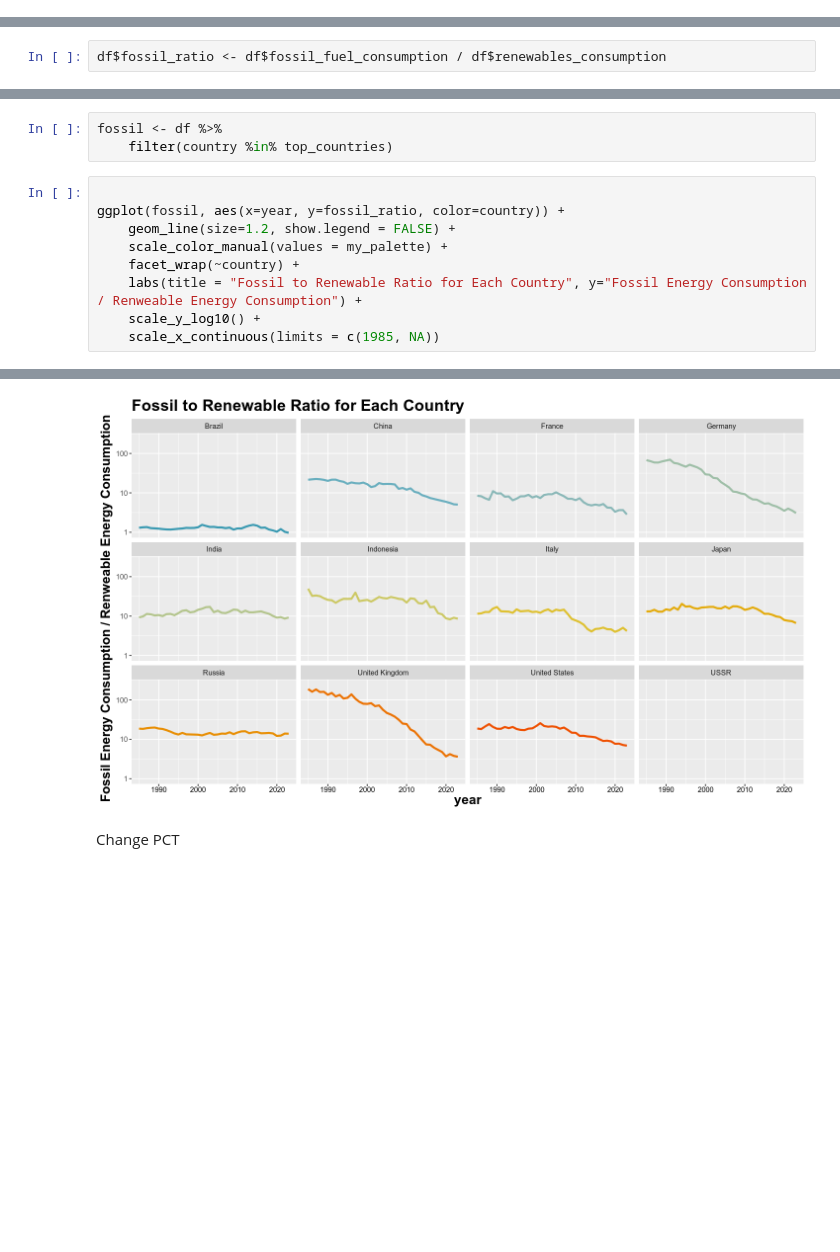
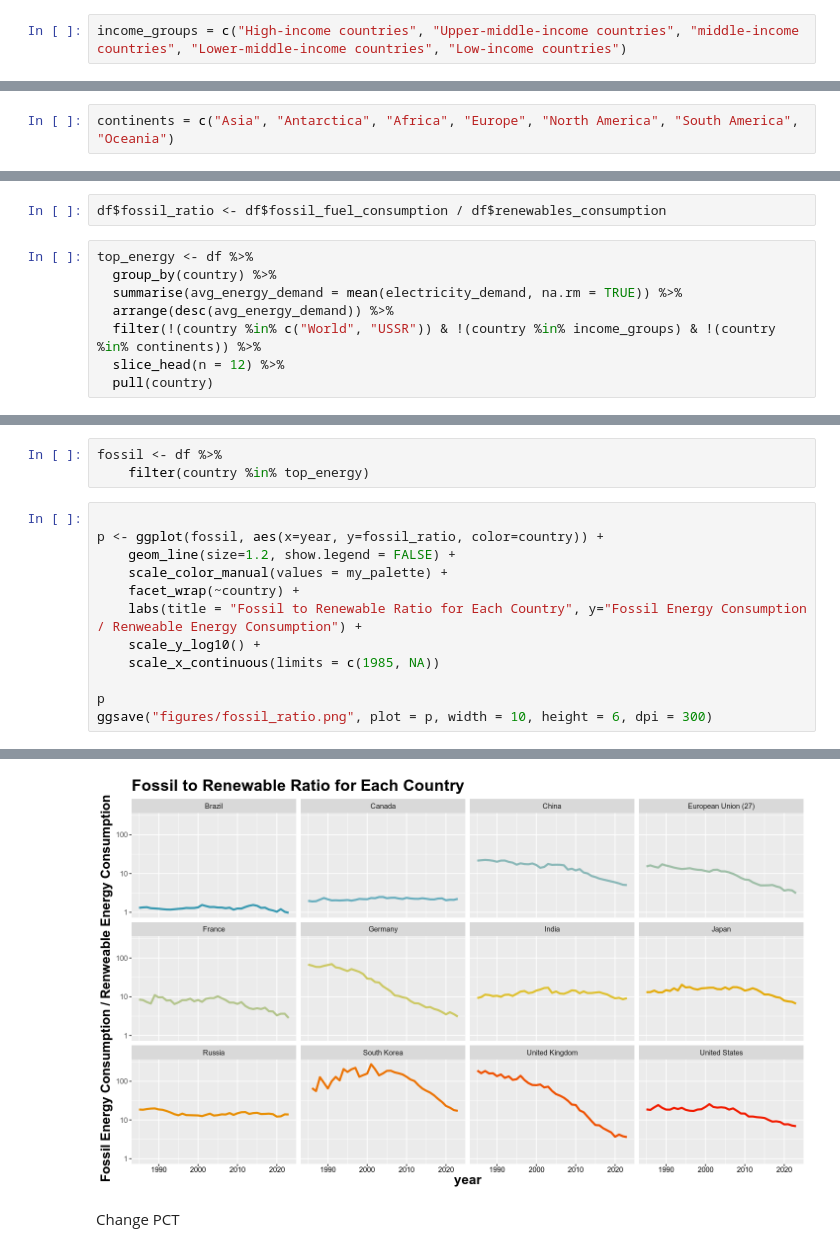
Before and after one commit to jackyeung99/class_exploratory-data-analysis, a Jupyter notebook: projects/final_project/final_project.ipynb, the cells around one changed output, grey strips where cells are left out. Drawn from its saved outputs; the diff is of its cells as text; blank space fills up the shorter version.

```diff
--- a/projects/final_project/final_project.ipynb
+++ b/projects/final_project/final_project.ipynb
@@ -381,0 +408,2 @@ ggplot(df_long, aes(x = consumption)) +
+# %%
+income_groups = c("High-income countries", "Upper-middle-income countries", "middle-income countries", "Lower-middle-income countries", "Low-income countries")
@@ -381,0 +416,2 @@ ggplot(df_long, aes(x = consumption)) +
+# %%
+continents = c("Asia", "Antarctica", "Africa", "Europe", "North America", "South America", "Oceania")
@@ -612,3 +682,11 @@ ggplot(entropy, aes(x = year, y= entropy, groups = country, color=country)) +
 fossil fuel ratios over time
 # %%
 df$fossil_ratio <- df$fossil_fuel_consumption / df$renewables_consumption
+# %%
+top_energy <- df %>%
+  group_by(country) %>%
+  summarise(avg_energy_demand = mean(electricity_demand, na.rm = TRUE)) %>%
+  arrange(desc(avg_energy_demand)) %>%
+  filter(!(country %in% c("World", "USSR")) & !(country %in% income_groups) & !(country %in% continents)) %>%
+  slice_head(n = 12) %>%
+  pull(country)
@@ -615,14 +700,17 @@ df$fossil_ratio <- df$fossil_fuel_consumption / df$renewables_consumption
 # %%
 fossil <- df %>%
-    filter(country %in% top_countries)
+    filter(country %in% top_energy)
 # %%
 
-ggplot(fossil, aes(x=year, y=fossil_ratio, color=country)) +
+p <- ggplot(fossil, aes(x=year, y=fossil_ratio, color=country)) +
     geom_line(size=1.2, show.legend = FALSE) +
     scale_color_manual(values = my_palette) +
     facet_wrap(~country) +
     labs(title = "Fossil to Renewable Ratio for Each Country", y="Fossil Energy Consumption / Renweable Energy Consumption") +
     scale_y_log10() +
     scale_x_continuous(limits = c(1985, NA))
+
+p
+ggsave("figures/fossil_ratio.png", plot = p, width = 10, height = 6, dpi = 300)
 # %% [output]
 Warning message:
@@ -631,4 +722,4 @@ Warning message:
-[figure, old version]
+[figure, new version]
 # %% [markdown]
 Change PCT
 # %%
```
Also changed, not shown: parts of 19 cells of this notebook, 5 other files.
